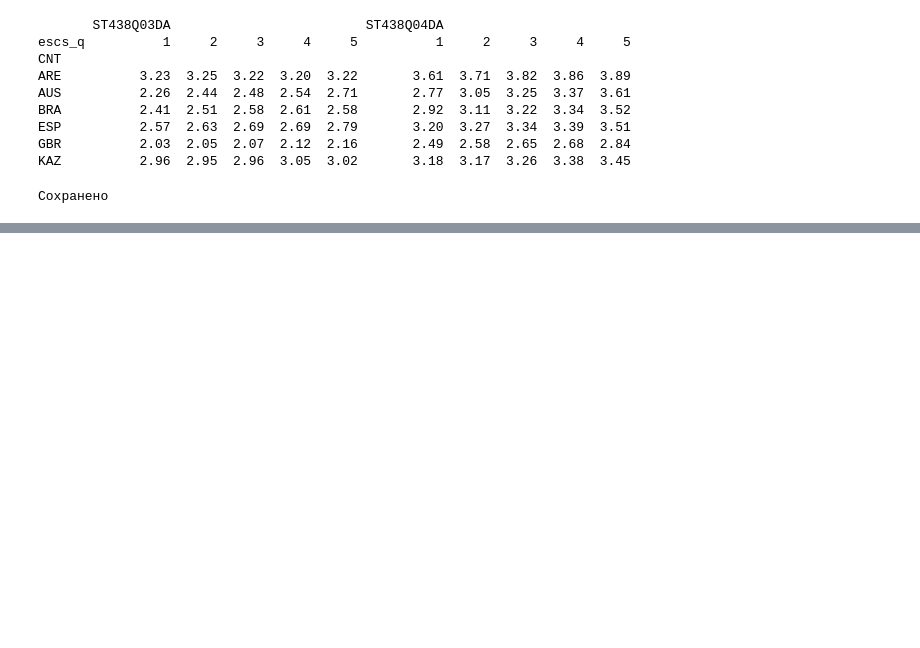
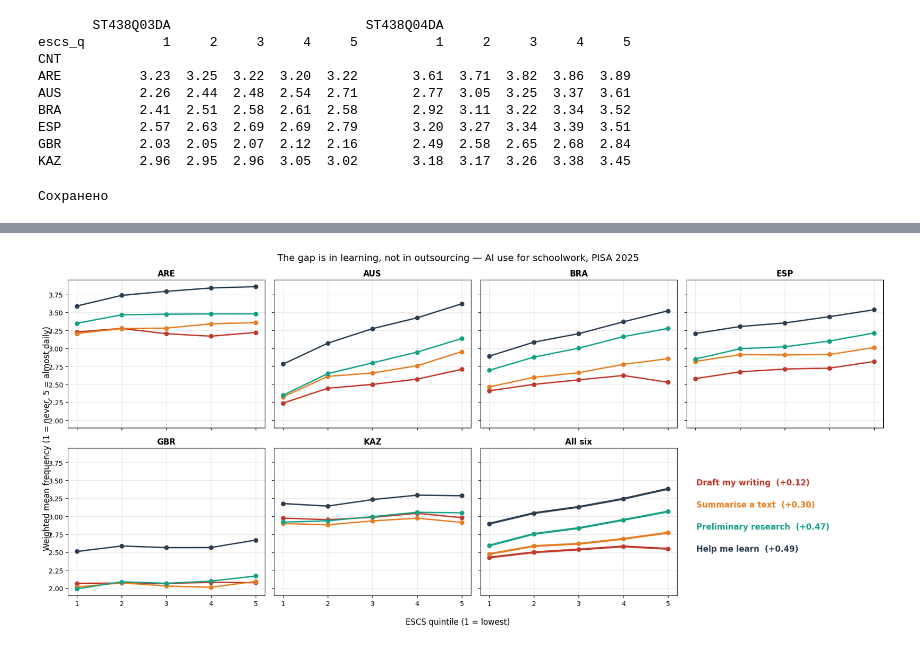
Before and after one commit to massimdaria-app/pisa2025-ai-skill-gaps, a Jupyter notebook: notebooks/01_explore.ipynb, the cells around one changed output, grey strips where cells are left out. Drawn from its saved outputs; the diff is of its cells as text; code cells hidden in the pictures; blank space fills up the shorter version.

Commit message:
Small-multiples-four-uses-by-country

```diff
--- a/notebooks/01_explore.ipynb
+++ b/notebooks/01_explore.ipynb
@@ -377,0 +539,17 @@ print("Сохранено")
+# %%
+labels_full = {
+    "ST438Q03DA": "Draft my writing",
+    "ST438Q01DA": "Summarise a text",
+    "ST438Q02DA": "Preliminary research",
+    "ST438Q04DA": "Help me learn",
+}
+
+rows4 = []
+for q, g in df.groupby("escs_q", observed=True):
+    r = {"q": q}
+    for v in labels_full:
+        r[labels_full[v]] = wmean(g, v)
+    rows4.append(r)
+
+g4 = pd.DataFrame(rows4).set_index("q")
+print(g4.round(3).to_string())
@@ -377,0 +564,41 @@ print("Сохранено")
+# %%
+fig, axes = plt.subplots(2, 4, figsize=(18, 8), sharey=True, sharex=True)
+palette = dict(zip(labels_full.values(),
+                   ["#c0392b", "#e67e22", "#16a085", "#2c3e50"]))
+
+# шесть стран
+for ax, c in zip(axes.flat, countries):
+    sub = df[df["CNT"] == c]
+    for v, name in labels_full.items():
+        vals = [wmean(g, v) for _, g in sub.groupby("escs_q", observed=True)]
+        ax.plot([1, 2, 3, 4, 5], vals, marker="o", linewidth=2,
+                color=palette[name])
+    ax.set_title(c, fontsize=12, fontweight="bold")
+    ax.grid(alpha=0.3)
+    ax.set_xticks([1, 2, 3, 4, 5])
+
+# седьмая панель — все страны вместе
+ax = axes.flat[6]
+for name, col in g4.items():
+    ax.plot(g4.index, col, marker="o", linewidth=3, color=palette[name])
+ax.set_title("All six", fontsize=12, fontweight="bold")
+ax.grid(alpha=0.3)
+
+# восьмая панель — легенда
+ax = axes.flat[7]
+ax.axis("off")
+for i, (name, colr) in enumerate(palette.items()):
+    gap = g4[name].iloc[-1] - g4[name].iloc[0]
+    ax.text(0.05, 0.75 - i * 0.15, f"{name}  (+{gap:.2f})",
+            color=colr, fontsize=12, fontweight="bold", transform=ax.transAxes)
+
+fig.supxlabel("ESCS quintile (1 = lowest)")
+fig.supylabel("Weighted mean frequency (1 = never, 5 = almost daily)")
+fig.suptitle("The gap is in learning, not in outsourcing — AI use for schoolwork, PISA 2025",
+             fontsize=14)
+
+plt.tight_layout()
+plt.savefig("../outputs/fig03_four_uses_by_country.png", dpi=200, bbox_inches="tight")
+plt.show()
+# %% [output]
+[figure, added]
```
Also changed, not shown: parts of 7 cells of this notebook, 5 other files.
